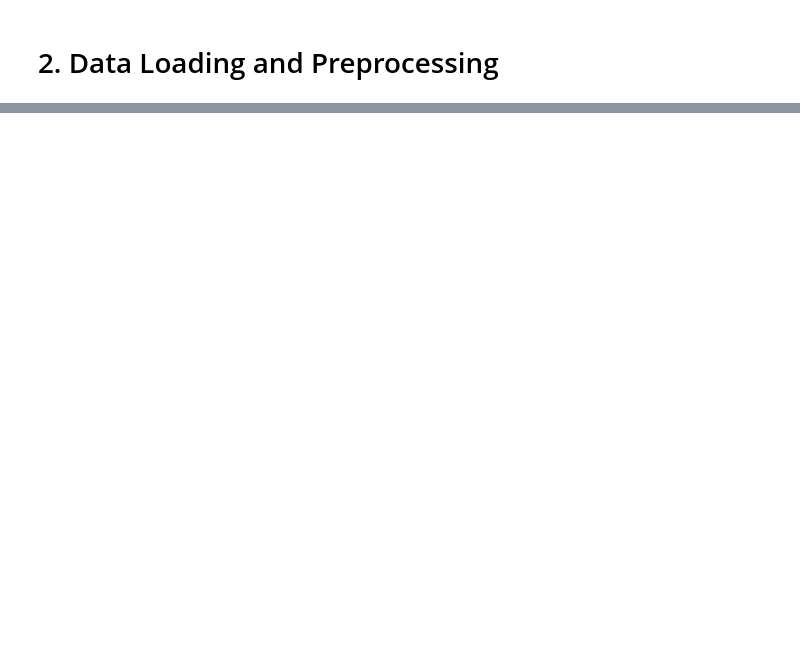
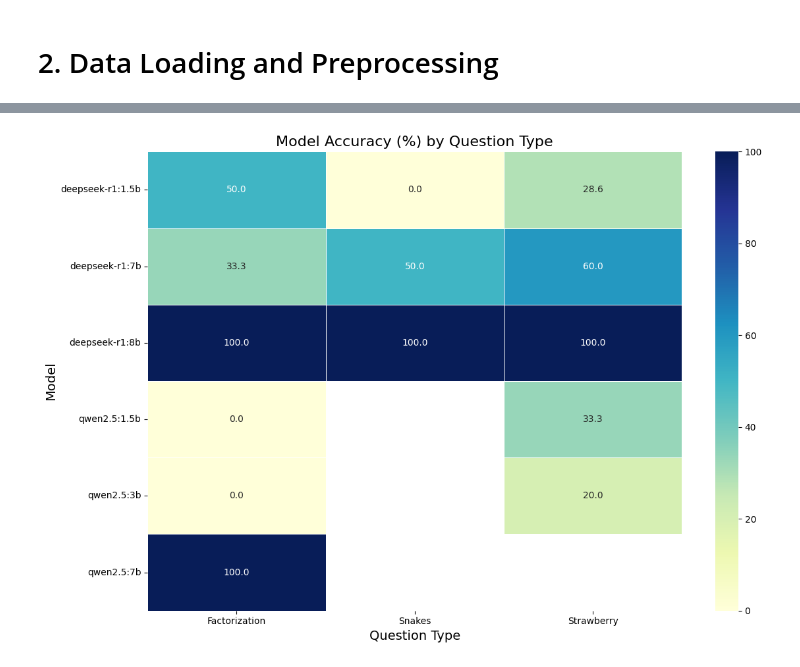
Before and after one commit to AreedAdmin/OSS-LLM-Benchmark-Tool, a Jupyter notebook: statistics.ipynb, the cells around one changed output, grey strips where cells are left out. Saved outputs shown, nothing was run; the diff lists cells and outputs as text; code cells hidden in the pictures; blank space fills up the shorter version.

Commit message:
statistics performance final for now

```diff
--- a/statistics.ipynb
+++ b/statistics.ipynb
@@ -332,0 +71,25 @@ Model deepseek-r1:8b: Average Intra-model Cosine Similarity: 0.8875
+# %%
+unique_models = df["model_name"].unique()
+unique_questions = df["base_question"].unique()
+
+print("Unique models:", unique_models)
+print("Unique base_question types:", unique_questions)
+
+# For example, let's group by base_question, then by model
+grouped = df.groupby(["base_question", "model_name"])
+summary_df = grouped.agg(
+    sample_count=("prompt_id", "count"),
+    avg_inference_time=("average_inference_time", "mean"),
+    avg_token_count=("average_token_count", "mean"),
+    accuracy_rate=("isCorrect", "mean"),
+    avg_tps=("average_tps", "mean")
+).reset_index()
+
+# Convert accuracy rate to percentage
+summary_df["accuracy_rate"] = summary_df["accuracy_rate"] * 100
+
+print("Summary Stats by base_question and model_name:")
+display(summary_df)
+
+
+# Here you can see, for each (Question, Model) pair, the basic performance stats like average inference time, accuracy rate, etc.
@@ -332,0 +332,12 @@ Model deepseek-r1:8b: Average Intra-model Cosine Similarity: 0.8875
+# %%
+# 7.1 Model Performance Comparison
+plt.figure(figsize=(12, 8))
+model_performance = summary_df.pivot(index="model_name", columns="base_question", values="accuracy_rate")
+sns.heatmap(model_performance, annot=True, cmap="YlGnBu", fmt=".1f", linewidths=.5)
+plt.title("Model Accuracy (%) by Question Type", fontsize=16)
+plt.ylabel("Model", fontsize=14)
+plt.xlabel("Question Type", fontsize=14)
+plt.tight_layout()
+plt.show()
+# %% [output]
+[figure, added]
```
Also changed, not shown: parts of 29 cells of this notebook, 7 other files.
